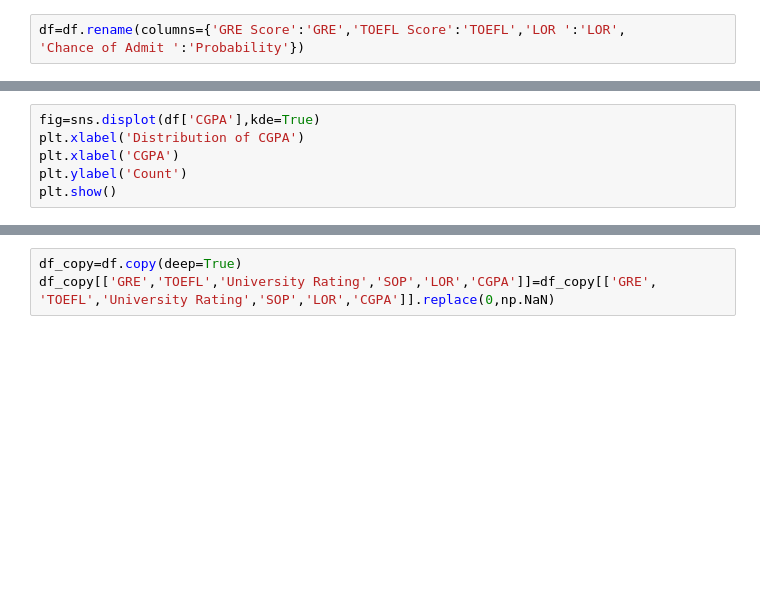
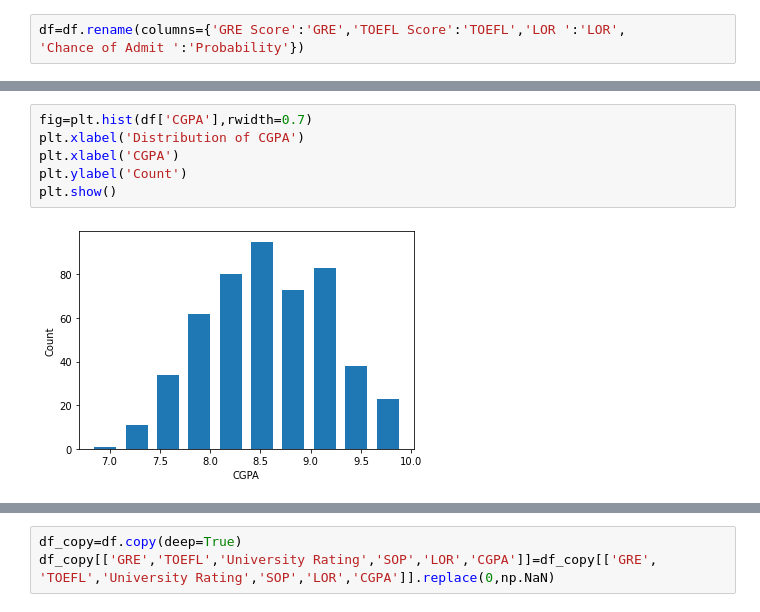
Before and after one commit to manikanta0345/Admission, a Jupyter notebook: Student_admission.ipynb, the cells around one changed output, grey strips where cells are left out. Saved outputs shown, nothing was run; the diff lists cells and outputs as text; blank space fills up the shorter version.

```diff
--- a/Student_admission.ipynb
+++ b/Student_admission.ipynb
@@ -58,9 +134,11 @@ plt.show()
 # %%
-fig=sns.displot(df['CGPA'],kde=True)
+fig=plt.hist(df['CGPA'],rwidth=0.7)
 plt.xlabel('Distribution of CGPA')
 plt.xlabel('CGPA')
 plt.ylabel('Count')
 plt.show()
+# %% [output]
+[figure, added]
 # %%
 fig=plt.hist(df['Research'],rwidth=0.8)
 plt.xlabel('Distribution of Research')
```
Also changed, not shown: parts of 26 cells of this notebook.
